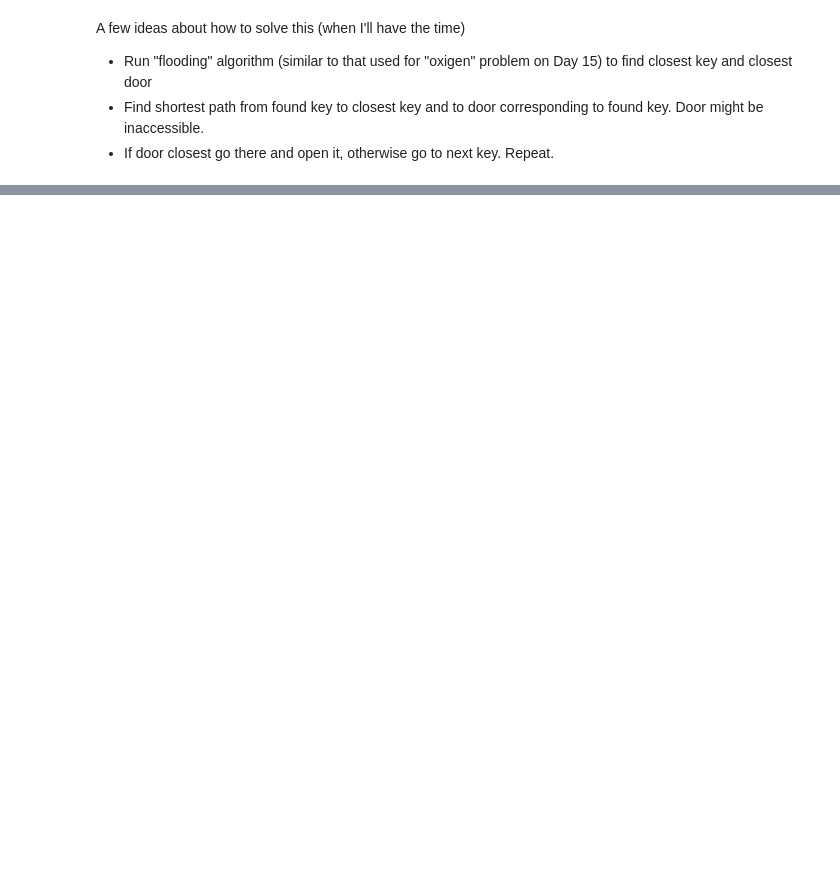
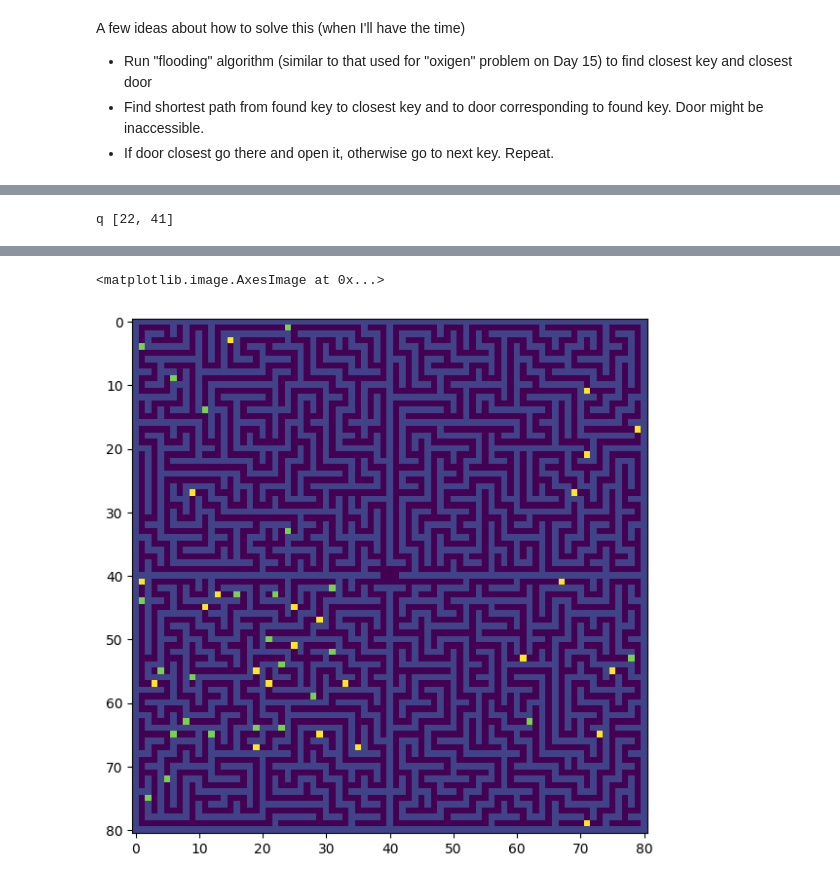
Before and after one commit to marcodelmastro/AdventOfCode2019, a Jupyter notebook: Day 18.ipynb, the cells around one changed output, grey strips where cells are left out. Drawn from its saved outputs; the diff is of its cells as text; code cells hidden in the pictures; blank space fills up the shorter version.

```diff
--- a/Day 18.ipynb
+++ b/Day 18.ipynb
@@ -85,0 +169,71 @@ A few ideas about how to solve this (when I'll have the time)
+# %%
+def keyName(p):
+    '''Returns key name according to position'''
+    for k in keys.keys():
+        _k = np.array(keys[k])
+        _p = np.array(p)
+        if np.equal(_k,_p).sum()==2:
+            return k
+
+kn = keyName(p)
+dp = doors[kn.upper()]
+print(kn,dp)
+# %% [output]
+q [22, 41]
+# %%
+mazerun = maze.copy()
+havekeys = []
+opendoors = []
+closedwithkeys = []
+
+def openDoor(mazerun,dp,p):
+    mazetest = mazerun.copy()
+    mazetest[mazetest==KEY] = EMPTY # temporary remove all keys
+    mazetest[mazetest==DOOR] = WALL # close all doors
+    mazetest[dp[0],dp[1]] = EXIT # mark current door ar EXIT
+    # run backtracking from key to door
+    opened = exploreMaze(mazetest,p[0],p[1])
+    # check whether door can be opened
+    if opened:
+        # Open door
+        print("Door at",dp,"can be opened!")
+        opendoors.append(kn.upper())
+        mazerun[dp[0],dp[1]] = EMPTY
+        # current position is last door location
+        return True, dp
+    else:
+        closedwithkeys.append(kn.upper())
+        print("Door at",dp,"cannot be reached, go search for a new key...")
+        return False, p
+
+isteps = 0
+imax = 4
+
+while(isteps<imax):
+
+    print("Starting search at",x0)
+    # Look for closest accessible key
+    p, m_ = findClosestTarget(mazerun,x0,KEY,"key")
+    # get key name from position
+    kn = keyName(p)
+    print("Key name =",kn,end=" ")
+    # get corresponsing door position
+    dp = doors[kn.upper()]
+    print("--> door",kn.upper(),"is at", dp)
+
+    # try to open door
+    opened, x0 = openDoor(mazerun,dp,p)
+    if opened:
+        # mark key as collected
+        havekeys.append(kn)
+        mazerun[p[0],p[1]] = EMPTY
+
+    isteps+=1
+
+print(havekeys)
+print(opendoors)
+print(closedwithkeys)
+
+fig = plt.figure(figsize=(7, 7), dpi=100)
+plt.imshow(mazerun)
+# %% [output]
@@ -85,0 +259,2 @@ A few ideas about how to solve this (when I'll have the time)
+<matplotlib.image.AxesImage at 0x...>
+[figure, added]
```
Also changed, not shown: parts of 7 cells of this notebook, 1 other file.
